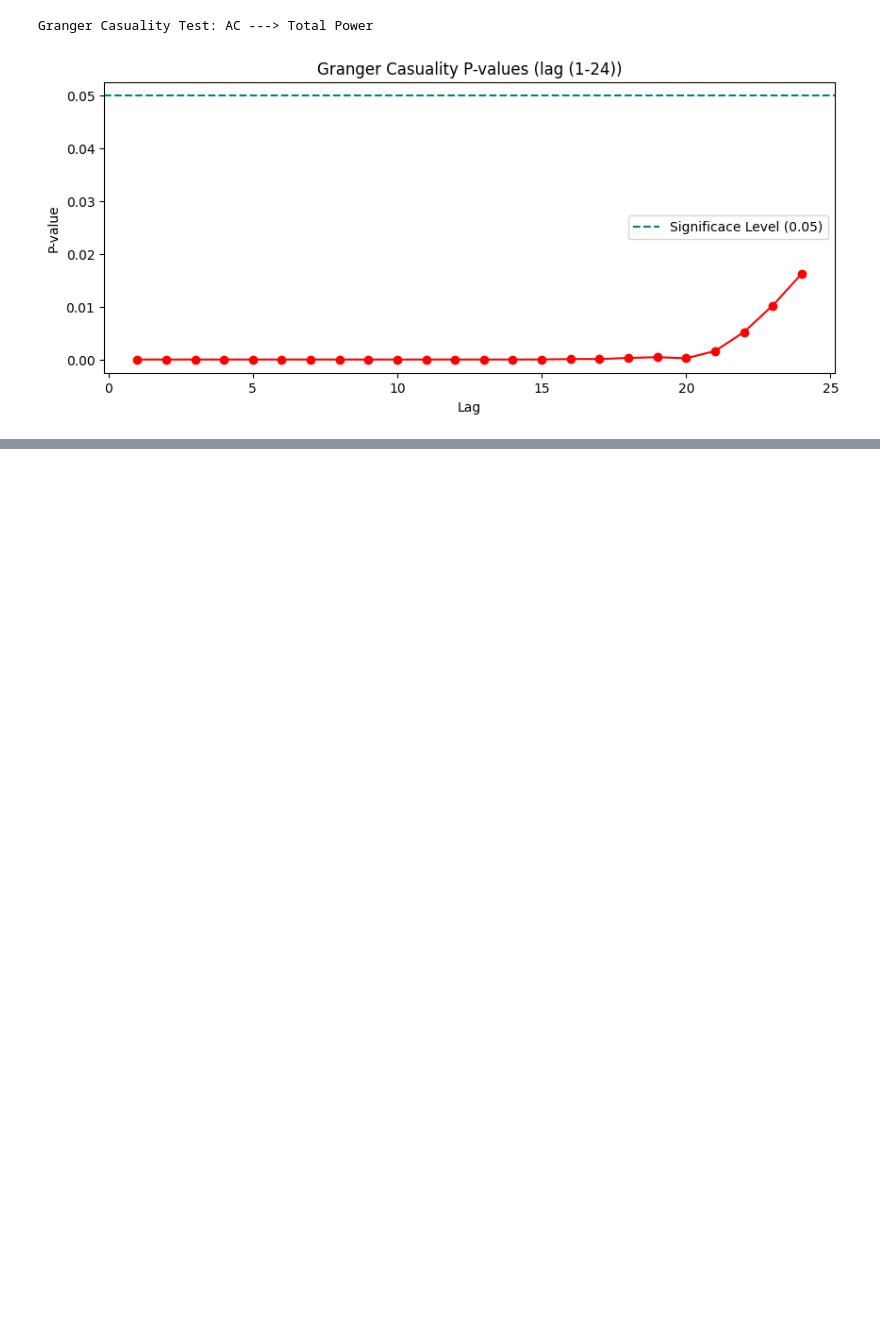
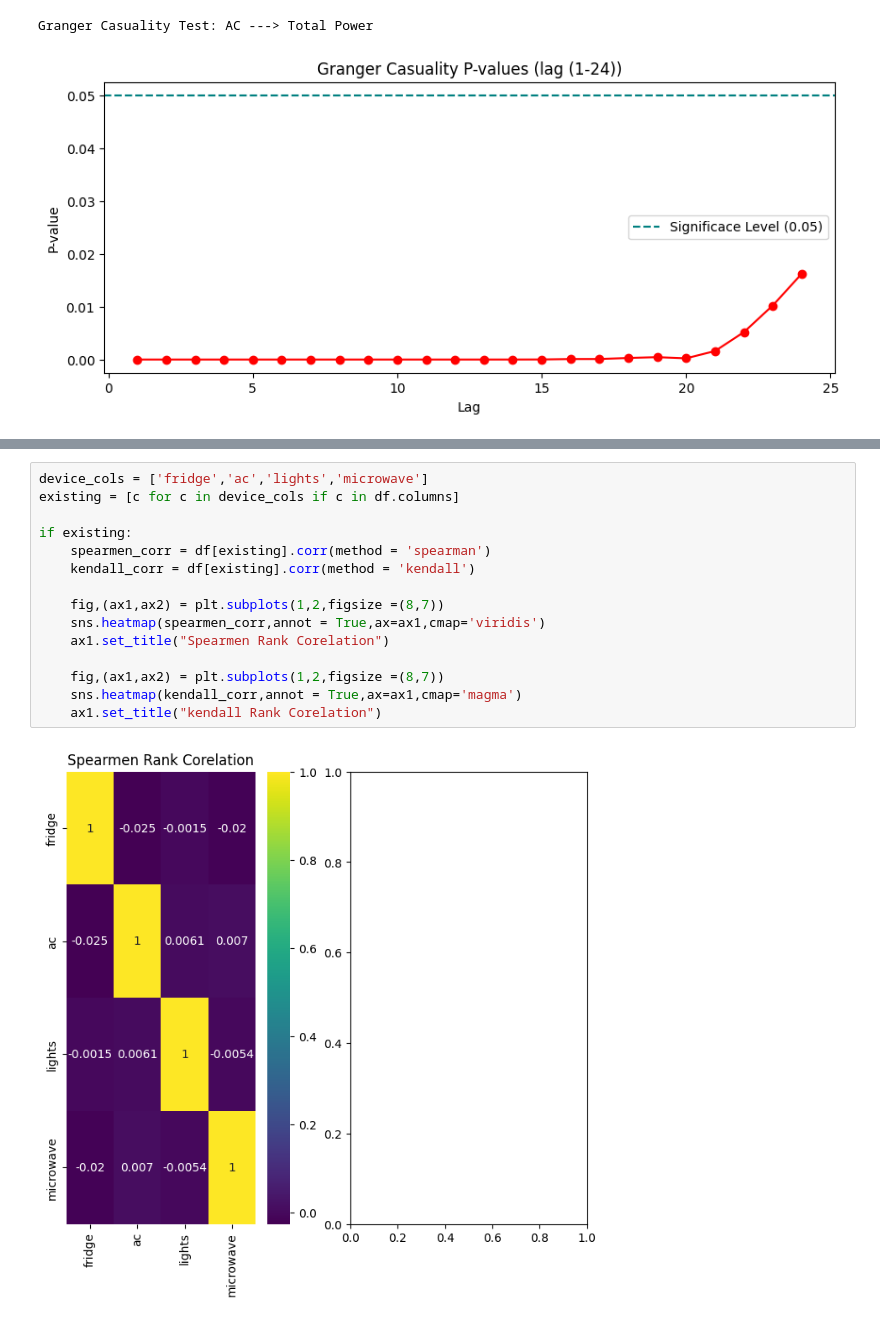
Before and after one commit to shansree-z/SmartEnergy-Consumptions, a Jupyter notebook: Pre-Processing.ipynb, the cells around one changed output, grey strips where cells are left out. Saved outputs shown, nothing was run; the diff lists cells and outputs as text; blank space fills up the shorter version.

```diff
--- a/Pre-Processing.ipynb
+++ b/Pre-Processing.ipynb
@@ -478,0 +549,17 @@ Granger Casuality Test: AC ---> Total Power
+# %%
+device_cols = ['fridge','ac','lights','microwave']
+existing = [c for c in device_cols if c in df.columns]
+
+if existing:
+    spearmen_corr = df[existing].corr(method = 'spearman')
+    kendall_corr = df[existing].corr(method = 'kendall')
+
+    fig,(ax1,ax2) = plt.subplots(1,2,figsize =(8,7))
+    sns.heatmap(spearmen_corr,annot = True,ax=ax1,cmap='viridis')
+    ax1.set_title("Spearmen Rank Corelation")
+
+    fig,(ax1,ax2) = plt.subplots(1,2,figsize =(8,7))
+    sns.heatmap(kendall_corr,annot = True,ax=ax1,cmap='magma')
+    ax1.set_title("kendall Rank Corelation")
+# %% [output]
+[figure, added]
```
Also changed, not shown: parts of 6 cells of this notebook.
